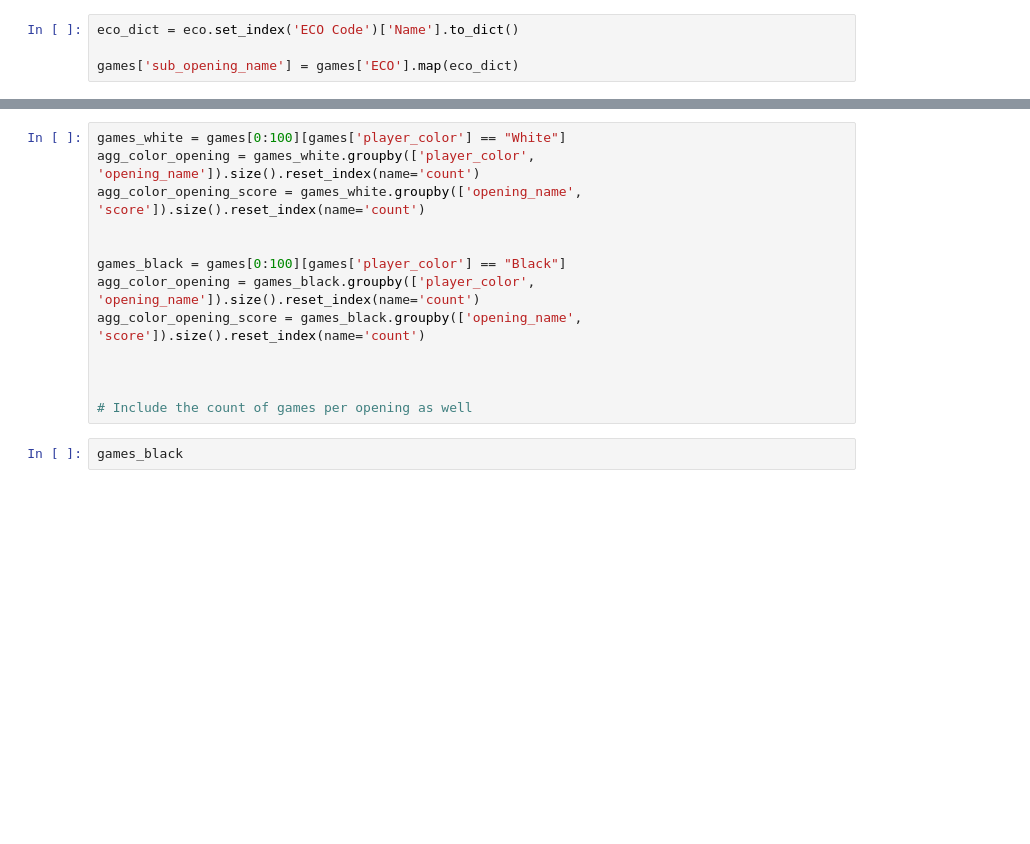
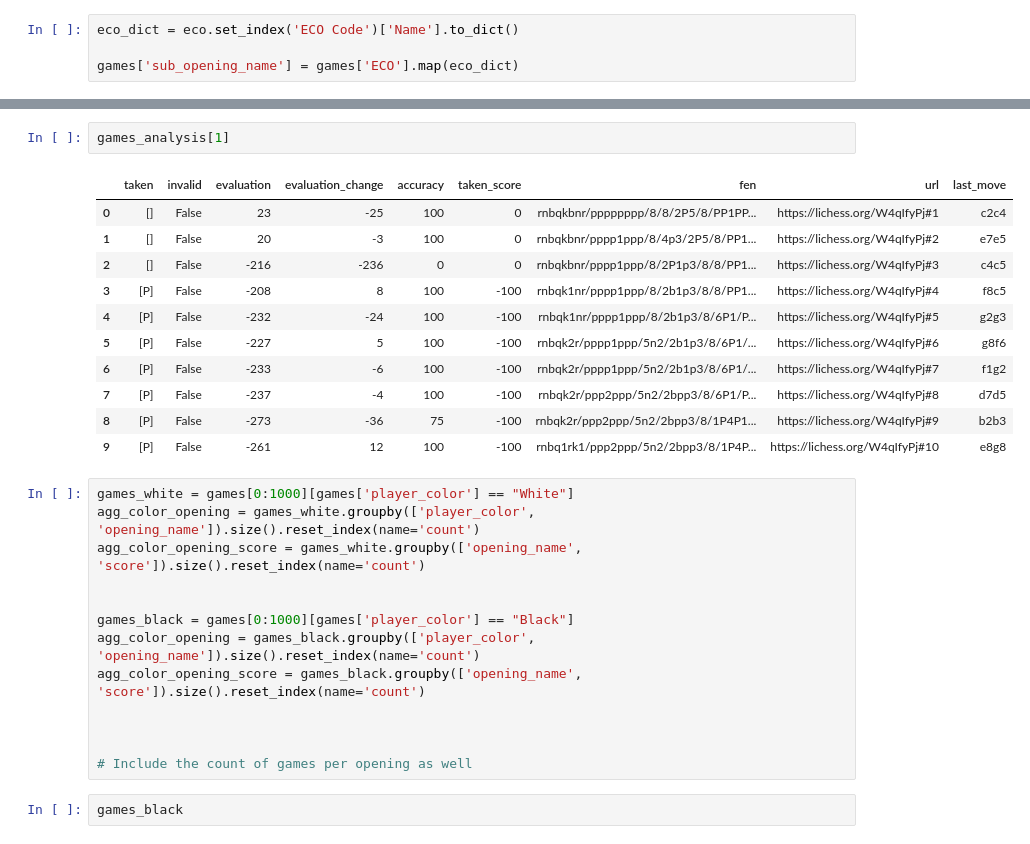
Before and after one commit to aobermuhlner/BigData_Chess_Project, a Jupyter notebook: notebooks/Visualizer.ipynb, the cells around one changed output, grey strips where cells are left out. Drawn from its saved outputs; the diff is of its cells as text; blank space fills up the shorter version.

```diff
--- a/notebooks/Visualizer.ipynb
+++ b/notebooks/Visualizer.ipynb
@@ -100,11 +103,25 @@ The largest change was -240 on move 3.
 https://lichess.org/W4qIfyPj#4
+# %%
+games_analysis[1]
+# %% [output]
+|  | taken | invalid | evaluation | evaluation_change | accuracy | taken_score | fen | url | last_move |
+| 0 | [] | False | 23 | -25 | 100 | 0 | rnbqkbnr/pppppppp/8/8/2P5/8/PP1PP... | https://lichess.org/W4qIfyPj#1 | c2c4 |
+| 1 | [] | False | 20 | -3 | 100 | 0 | rnbqkbnr/pppp1ppp/8/4p3/2P5/8/PP1... | https://lichess.org/W4qIfyPj#2 | e7e5 |
+| 2 | [] | False | -216 | -236 | 0 | 0 | rnbqkbnr/pppp1ppp/8/2P1p3/8/8/PP1... | https://lichess.org/W4qIfyPj#3 | c4c5 |
+| 3 | [P] | False | -208 | 8 | 100 | -100 | rnbqk1nr/pppp1ppp/8/2b1p3/8/8/PP1... | https://lichess.org/W4qIfyPj#4 | f8c5 |
+| 4 | [P] | False | -232 | -24 | 100 | -100 | rnbqk1nr/pppp1ppp/8/2b1p3/8/6P1/P... | https://lichess.org/W4qIfyPj#5 | g2g3 |
+| 5 | [P] | False | -227 | 5 | 100 | -100 | rnbqk2r/pppp1ppp/5n2/2b1p3/8/6P1/... | https://lichess.org/W4qIfyPj#6 | g8f6 |
+| 6 | [P] | False | -233 | -6 | 100 | -100 | rnbqk2r/pppp1ppp/5n2/2b1p3/8/6P1/... | https://lichess.org/W4qIfyPj#7 | f1g2 |
+| 7 | [P] | False | -237 | -4 | 100 | -100 | rnbqk2r/ppp2ppp/5n2/2bpp3/8/6P1/P... | https://lichess.org/W4qIfyPj#8 | d7d5 |
+| 8 | [P] | False | -273 | -36 | 75 | -100 | rnbqk2r/ppp2ppp/5n2/2bpp3/8/1P4P1... | https://lichess.org/W4qIfyPj#9 | b2b3 |
+| 9 | [P] | False | -261 | 12 | 100 | -100 | rnbq1rk1/ppp2ppp/5n2/2bpp3/8/1P4P... | https://lichess.org/W4qIfyPj#10 | e8g8 |
 # %%
-games_white = games[0:100][games['player_color'] == "White"]
+games_white = games[0:1000][games['player_color'] == "White"]
 agg_color_opening = games_white.groupby(['player_color', 'opening_name']).size().reset_index(name='count')
 agg_color_opening_score = games_white.groupby(['opening_name', 'score']).size().reset_index(name='count')
 
 
-games_black = games[0:100][games['player_color'] == "Black"]
+games_black = games[0:1000][games['player_color'] == "Black"]
 agg_color_opening = games_black.groupby(['player_color', 'opening_name']).size().reset_index(name='count')
 agg_color_opening_score = games_black.groupby(['opening_name', 'score']).size().reset_index(name='count')
 
```
Also changed, not shown: parts of 6 cells of this notebook, 5 other files.
